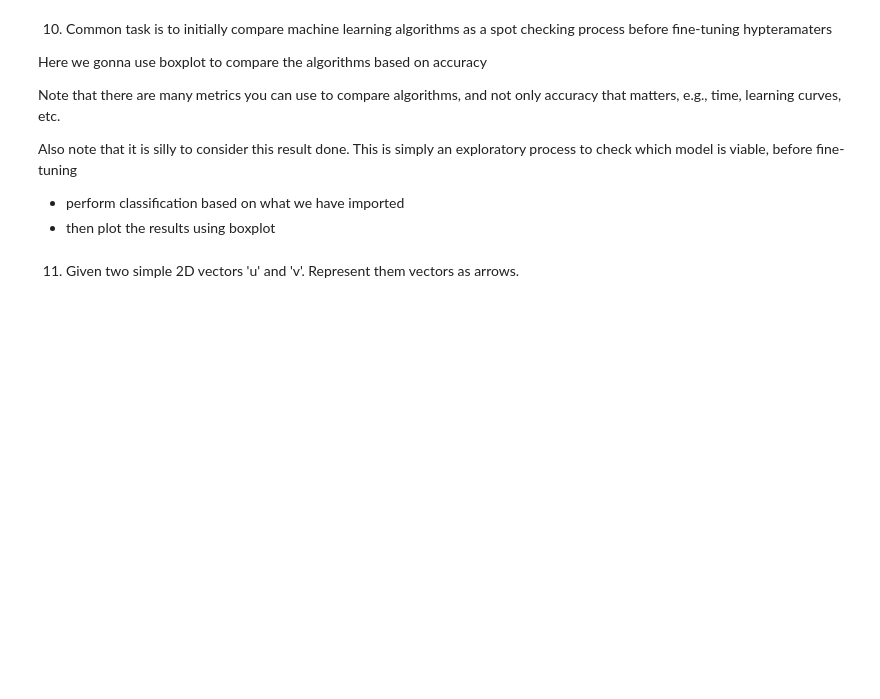
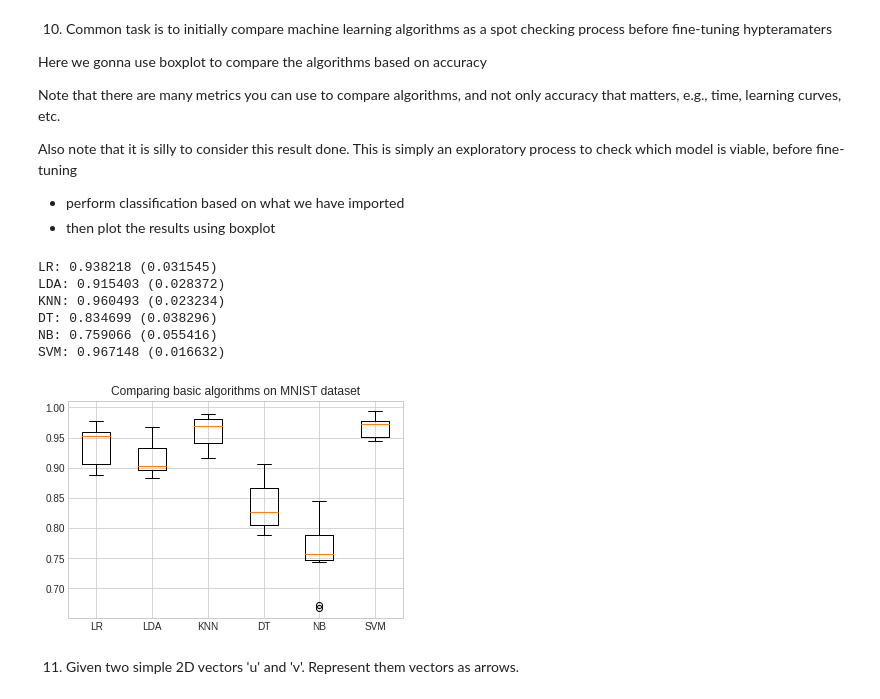
Before and after one commit to ruke1ire/AIT, a Jupyter notebook: Programming/JupyterLab/Python-for-DS-AI/rom_assignments/Assignment 4 - Matplotlib-st121411.ipynb, the cells around one changed output. Saved outputs shown, nothing was run; the diff lists cells and outputs as text; code cells hidden in the pictures; blank space fills up the shorter version.

```diff
--- a/Programming/JupyterLab/Python-for-DS-AI/rom_assignments/Assignment 4 - Matplotlib-st121411.ipynb
+++ b/Programming/JupyterLab/Python-for-DS-AI/rom_assignments/Assignment 4 - Matplotlib-st121411.ipynb
@@ -428,3 +419,55 @@ digits = datasets.load_digits()
+# %%
+import pandas
+import matplotlib.pyplot as plt
+from sklearn import model_selection
+from sklearn.linear_model import LogisticRegression
+from sklearn.tree import DecisionTreeClassifier
+from sklearn.neighbors import KNeighborsClassifier
+from sklearn.discriminant_analysis import LinearDiscriminantAnalysis
+from sklearn.naive_bayes import GaussianNB
+from sklearn.svm import SVC
+from sklearn.preprocessing import StandardScaler
+
+# load dataset
+digits = datasets.load_digits()
+
+scaler = StandardScaler()
+X = scaler.fit(digits.data).transform(digits.data)
+y = digits.target
+
+models = []
+models.append(('LR', LogisticRegression(multi_class="multinomial",max_iter=500)))
+models.append(('LDA', LinearDiscriminantAnalysis()))
+models.append(('KNN', KNeighborsClassifier()))
+models.append(('DT', DecisionTreeClassifier()))
+models.append(('NB', GaussianNB()))
+models.append(('SVM', SVC()))
+
+# evaluate each model in turn
+results = []
+names = []
+scoring = 'accuracy'
+for name, model in models:
+    kfold = model_selection.KFold(n_splits=10, random_state=None)
+    #list of 10 results doing cross validation for each model
+    cv_results = model_selection.cross_val_score(model, X, y, cv=kfold, scoring=scoring)
+    results.append(cv_results)
+    names.append(name)
+    msg = "%s: %f (%f)" % (name, cv_results.mean(), cv_results.std())
+    print(msg)
+
+# boxplot algorithm comparison
+plt.boxplot(results, labels=names)
+plt.title("Comparing basic algorithms on MNIST dataset")
+plt.show()
+# %% [output]
+LR: 0.938218 (0.031545)
+LDA: 0.915403 (0.028372)
+KNN: 0.960493 (0.023234)
+DT: 0.834699 (0.038296)
+NB: 0.759066 (0.055416)
+SVM: 0.967148 (0.016632)
+[figure, added]
 # %% [markdown]
 11. Given two simple 2D vectors 'u' and 'v'. Represent them vectors as arrows.
 # %%
```
Also changed, not shown: parts of 17 cells of this notebook.
